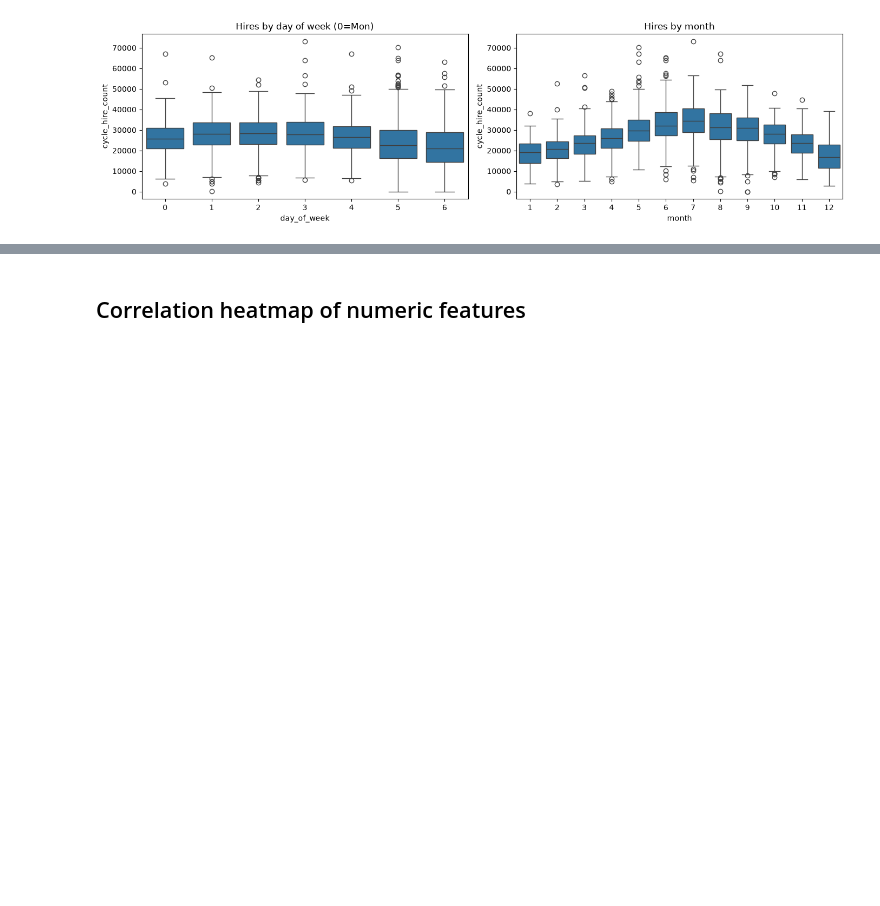
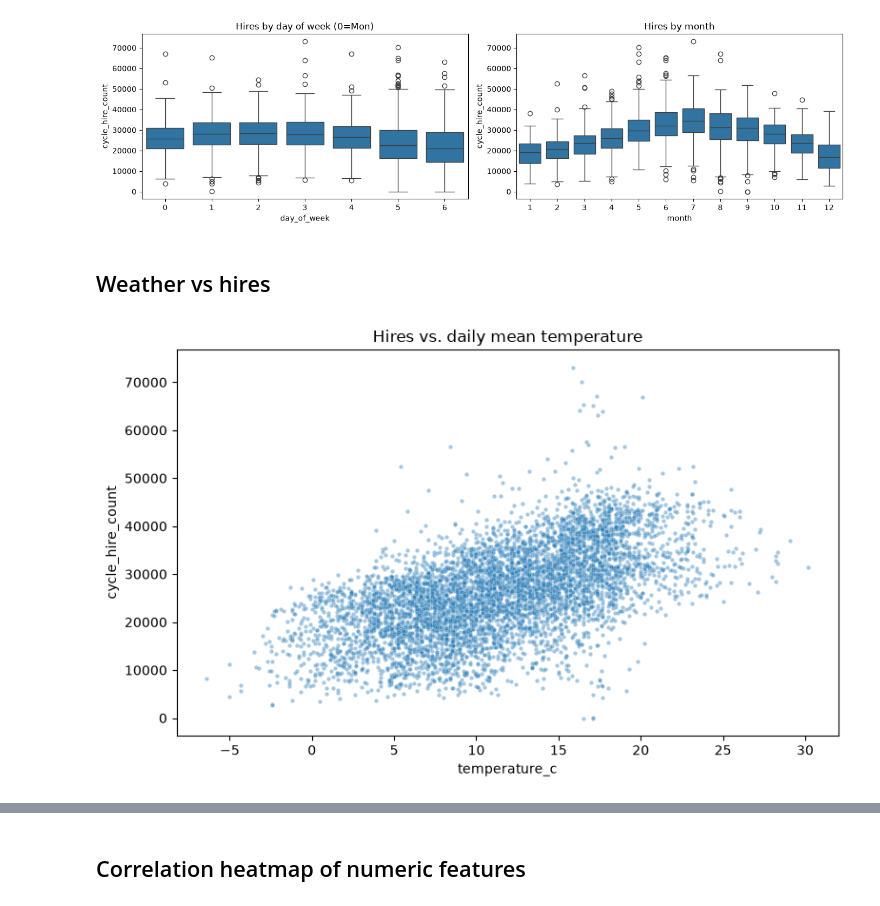
Before and after one commit to WillSweatman/bike-network-analytics, a Jupyter notebook: notebooks/02_data_exploration.ipynb, the cells around one changed output, grey strips where cells are left out. Cells and saved outputs as stored; diff of their text form; code cells hidden in the pictures; blank space fills up the shorter version.

```diff
--- a/notebooks/02_data_exploration.ipynb
+++ b/notebooks/02_data_exploration.ipynb
@@ -62,3 +62,13 @@ plt.tight_layout()
 plt.show()
 # %% [output]
 [figure]
+# %% [markdown]
+## Weather vs hires
+# %%
+fig, ax = plt.subplots(figsize=(8, 5))
+sns.scatterplot(data=df, x="temperature_c", y="cycle_hire_count", s=10, alpha=0.4, ax=ax)
+ax.set_title("Hires vs. daily mean temperature")
+plt.tight_layout()
+plt.show()
+# %% [output]
+[figure, added]
```
Also changed, not shown: parts of 4 cells of this notebook, 2 other files.
